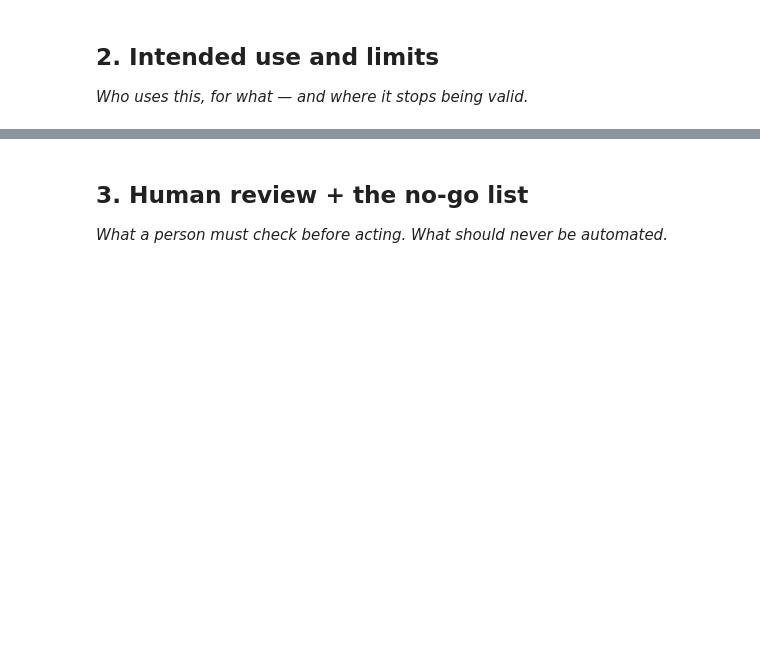
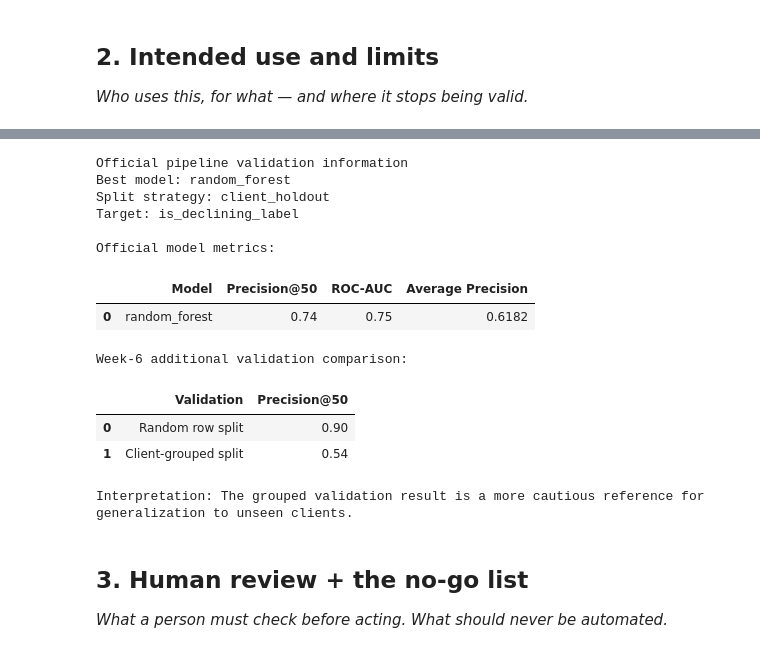
Before and after one commit to Pangakeerthi11/keerthi-flyrank-ml-internship-2026, a Jupyter notebook: work/notebooks/w07_action_playbook.ipynb, the cells around one changed output, grey strips where cells are left out. Drawn from its saved outputs; the diff is of its cells as text; code cells hidden in the pictures; blank space fills up the shorter version.

```diff
--- a/work/notebooks/w07_action_playbook.ipynb
+++ b/work/notebooks/w07_action_playbook.ipynb
@@ -23,3 +335,71 @@ This skeleton is yours to fill. Work the sections **in order** — each one has
+# %%
+
+import json
+import pandas as pd
+from pathlib import Path
+
+# Load official model results
+metrics_path = repo_path / "outputs" / "model_results.json"
+
+if not metrics_path.exists():
+    raise FileNotFoundError("Model results JSON not found.")
+
+with open(metrics_path, "r") as file:
+    model_results = json.load(file)
+
+best_model_name = model_results["best_model"]["name"]
+
+best_metrics = model_results["models"][best_model_name]
+
+print("Official pipeline validation information")
+print("Best model:", best_model_name)
+print("Split strategy:", model_results["split_strategy"])
+print("Target:", model_results["target"])
+
+print("\nOfficial model metrics:")
+
+official_metrics = pd.DataFrame([{
+    "Model": best_model_name,
+    "Precision@50": best_metrics["precision_at_50"],
+    "ROC-AUC": best_metrics["roc_auc"],
+    "Average Precision": best_metrics["average_precision"]
+}])
+
+display(official_metrics.round(4))
+
+# Week-6 additional random versus grouped comparison
+week6_results = pd.DataFrame([
+    {
+        "Validation": "Random row split",
+        "Precision@50": 0.90
+    },
+    {
+        "Validation": "Client-grouped split",
+        "Precision@50": 0.54
+    }
+])
+
+print("\nWeek-6 additional validation comparison:")
+display(week6_results)
+
+print(
+    "\nInterpretation: The grouped validation result is a more cautious "
+    "reference for generalization to unseen clients."
+)
+# %% [output]
+Official pipeline validation information
+Best model: random_forest
+Split strategy: client_holdout
+Target: is_declining_label
+
+Official model metrics:
+|  | Model | Precision@50 | ROC-AUC | Average Precision |
+| 0 | random_forest | 0.74 | 0.75 | 0.6182 |
+Week-6 additional validation comparison:
+|  | Validation | Precision@50 |
+| 0 | Random row split | 0.90 |
+| 1 | Client-grouped split | 0.54 |
+Interpretation: The grouped validation result is a more cautious reference for generalization to unseen clients.
 # %% [markdown]
 ## 3. Human review + the no-go list
 
```
Also changed, not shown: parts of 15 cells of this notebook.
